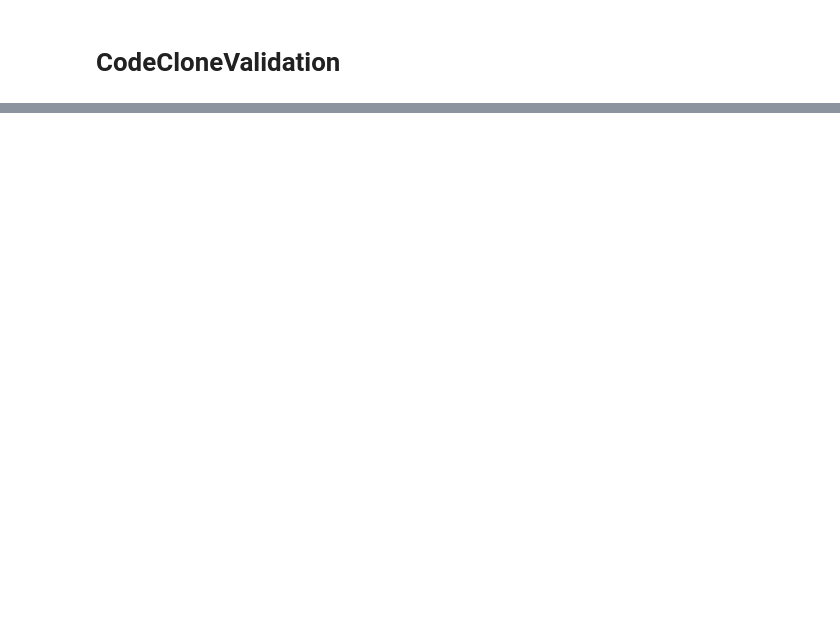
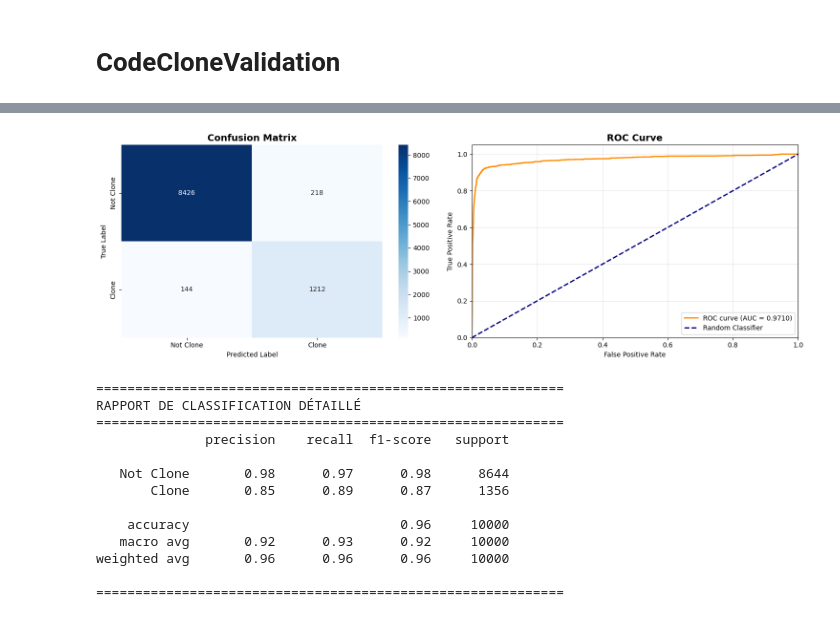
Before and after one commit to Maxxiiime/CodeCloneValidation, a Jupyter notebook: CodeCloneValidation.ipynb, the cells around one changed output, grey strips where cells are left out. Cells and saved outputs as stored; diff of their text form; code cells hidden in the pictures; blank space fills up the shorter version.

```diff
--- a/CodeCloneValidation.ipynb
+++ b/CodeCloneValidation.ipynb
@@ -200,0 +406,46 @@ Précision de validation finale: 0.94
+# %%
+# Matrice de confusion et rapport de classification détaillé
+from sklearn.metrics import confusion_matrix, classification_report, roc_curve, auc
+import seaborn as sns
+
+# Prédictions sur le test set
+y_pred_proba = model.predict(X_test_scaled).flatten()
+y_pred = (y_pred_proba > 0.5).astype(int)
+
+# Matrice de confusion
+cm = confusion_matrix(y_test, y_pred)
+
+fig, axes = plt.subplots(1, 2, figsize=(15, 5))
+
+# Heatmap de la matrice de confusion
+sns.heatmap(cm, annot=True, fmt='d', cmap='Blues', ax=axes[0],
+            xticklabels=['Not Clone', 'Clone'],
+            yticklabels=['Not Clone', 'Clone'])
+axes[0].set_title('Confusion Matrix', fontsize=14, fontweight='bold')
+axes[0].set_ylabel('True Label')
+axes[0].set_xlabel('Predicted Label')
+
+# Courbe ROC
+fpr, tpr, thresholds = roc_curve(y_test, y_pred_proba)
+roc_auc = auc(fpr, tpr)
+
+axes[1].plot(fpr, tpr, color='darkorange', lw=2, label=f'ROC curve (AUC = {roc_auc:.4f})')
+axes[1].plot([0, 1], [0, 1], color='navy', lw=2, linestyle='--', label='Random Classifier')
+axes[1].set_xlim([0.0, 1.0])
+axes[1].set_ylim([0.0, 1.05])
+axes[1].set_xlabel('False Positive Rate')
+axes[1].set_ylabel('True Positive Rate')
+axes[1].set_title('ROC Curve', fontsize=14, fontweight='bold')
+axes[1].legend(loc="lower right")
+axes[1].grid(True, alpha=0.3)
+
+plt.tight_layout()
+plt.show()
+
+# Rapport de classification détaillé
+print("\n" + "="*60)
+print("RAPPORT DE CLASSIFICATION DÉTAILLÉ")
+print("="*60)
+print(classification_report(y_test, y_pred, target_names=['Not Clone', 'Clone']))
+print("="*60)
+# %% [output]
@@ -200,0 +454,14 @@ Précision de validation finale: 0.94
+[figure, added]
+============================================================
+RAPPORT DE CLASSIFICATION DÉTAILLÉ
+============================================================
+              precision    recall  f1-score   support
+
+   Not Clone       0.98      0.97      0.98      8644
+       Clone       0.85      0.89      0.87      1356
+
+    accuracy                           0.96     10000
+   macro avg       0.92      0.93      0.92     10000
+weighted avg       0.96      0.96      0.96     10000
+
+============================================================
```
Also changed, not shown: parts of 14 cells of this notebook.
